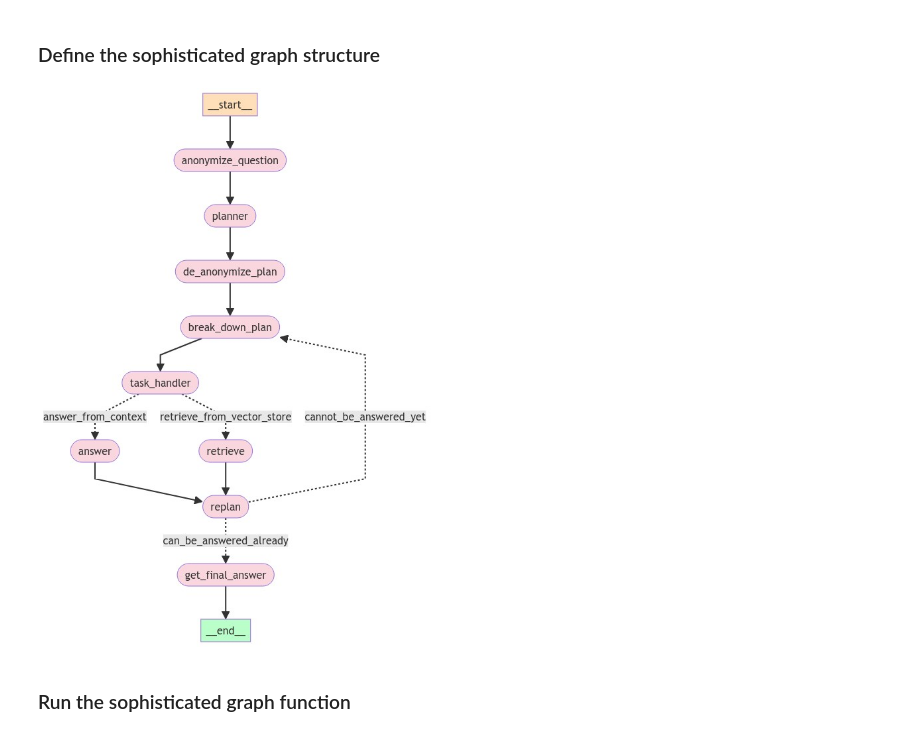
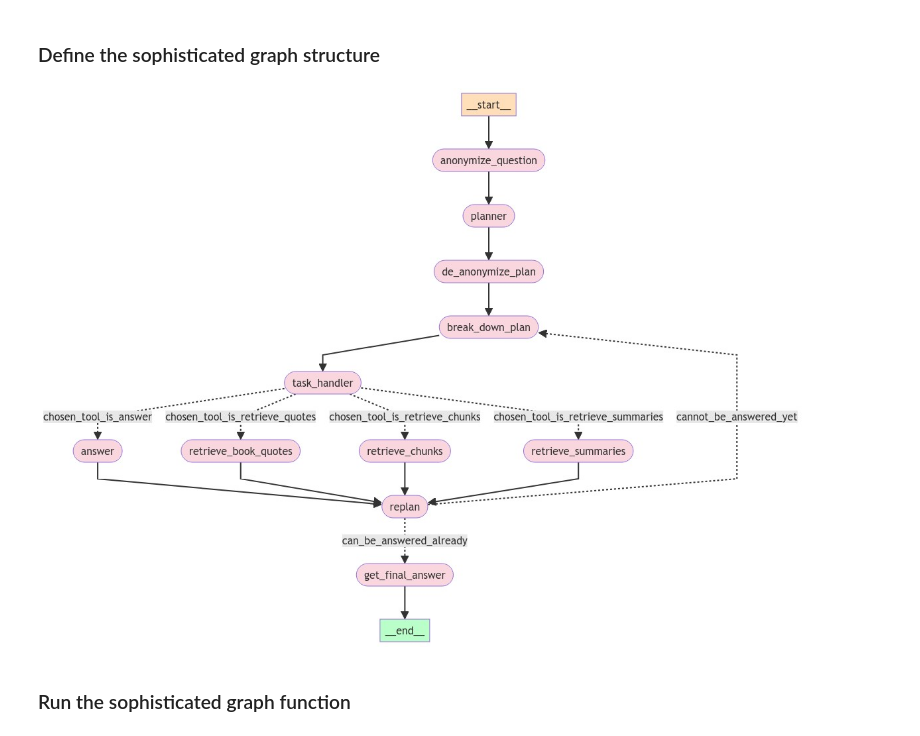
Before and after one commit to NirDiamant/Controllable-RAG-Agent, a Jupyter notebook: sophisticated_rag_agent_harry_potter.ipynb, the cells around one changed output. Cells and saved outputs as stored; diff of their text form; code cells hidden in the pictures.

```diff
--- a/sophisticated_rag_agent_harry_potter.ipynb
+++ b/sophisticated_rag_agent_harry_potter.ipynb
@@ -725,12 +865,26 @@ display(
+# %%
+init_state = {"question": "worse than getting killed"}  # The question to answer
 # %%
-init_state = {"question": "who is harry?"}  # The question to answer
-context_state = retrieve_context_per_question(init_state)   # Retrieve context for the question
-relevant_content_state = keep_only_relevant_content(context_state)  # Keep only the relevant content
-for output in qualitative_retrieval_workflow_app.stream(init_state):
+## test the book chunks retrieval
+for output in qualitative_chunks_retrieval_workflow_app.stream(init_state):
     for _, value in output.items():
         pass
     pprint("--------------------")
 print(f'relevant context: {value["relevant_context"]}')
+# %%
+## test the chapter summaries retrieval
+for output in qualitative_summaries_retrieval_workflow_app.stream(init_state):
+    for _, value in output.items():
+        pass
+    pprint("--------------------")
+print(f'relevant context: {value["relevant_context"]}')
+# %%
+## test the book quotes retrieval
+for output in qualitative_book_quotes_retrieval_workflow_app.stream(init_state):
+    for _, value in output.items():
+        pass
+    pprint("--------------------")
+print(f'relevant context: {value["relevant_context"]}')
 # %% [markdown]
 ### Add a shorter version of the answer verification, checking only if grounded on context
 # %%
@@ -1326,8 +1548,15 @@ agent_workflow.add_node("break_down_plan", break_down_plan_step)
 # Add the deanonymize node
 agent_workflow.add_node("de_anonymize_plan", deanonymize_queries)
 
-# Add the qualitative retrieval node
-agent_workflow.add_node("retrieve", run_qualitative_retrieval_workflow)
+# Add the qualitative chunks retrieval node
+agent_workflow.add_node("retrieve_chunks", run_qualitative_chunks_retrieval_workflow)
+
+# Add the qualitative summaries retrieval node
+agent_workflow.add_node("retrieve_summaries", run_qualitative_summaries_retrieval_workflow)
+
+# Add the qualitative book quotes retrieval node
+agent_workflow.add_node("retrieve_book_quotes", run_qualitative_book_quotes_retrieval_workflow)
+
 
 # Add the qualitative answer node
 agent_workflow.add_node("answer", run_qualtative_answer_workflow)
@@ -1340,8 +1569,6 @@ agent_workflow.add_node("replan", replan_step)
 
 # Add answer from context node
 agent_workflow.add_node("get_final_answer", run_qualtative_answer_workflow_for_final_answer)
-
-
 
 # Set the entry point
 agent_workflow.set_entry_point("anonymize_question")
@@ -1350,36 +1577,41 @@ agent_workflow.set_entry_point("anonymize_question")
 agent_workflow.add_edge("anonymize_question", "planner")
 
 # From plan we go to deanonymize
 agent_workflow.add_edge("planner", "de_anonymize_plan")
 
 # From deanonymize we go to break down plan
 
 agent_workflow.add_edge("de_anonymize_plan", "break_down_plan")
 
 # From break_down_plan we go to task handler
 agent_workflow.add_edge("break_down_plan", "task_handler")
 
 # From task handler we go to either retrieve or answer
-agent_workflow.add_conditional_edges("task_handler", retrieve_or_answer, {"retrieve_from_vector_store": "retrieve", "answer_from_context": "answer"})
+agent_workflow.add_conditional_edges("task_handler", retrieve_or_answer, {"chosen_tool_is_retrieve_chunks": "retrieve_chunks", "chosen_tool_is_retrieve_summaries":
+                                                                           "retrieve_summaries", "chosen_tool_is_retrieve_quotes": "retrieve_book_quotes", "chosen_tool_is_answer": "answer"})
 
 # After retrieving we go to replan
-agent_workflow.add_edge("retrieve", "replan")
+agent_workflow.add_edge("retrieve_chunks", "replan")
+
+agent_workflow.add_edge("retrieve_summaries", "replan")
+
+agent_workflow.add_edge("retrieve_book_quotes", "replan")
 
 # After answering we go to replan
 agent_workflow.add_edge("answer", "replan")
 
 # After replanning we check if the question can be answered, if yes we go to get_final_answer, if not we go to task_handler
 agent_workflow.add_conditional_edges("replan",can_be_answered, {"can_be_answered_already": "get_final_answer", "cannot_be_answered_yet": "break_down_plan"})
 
 # After getting the final answer we end
 agent_workflow.add_edge("get_final_answer", END)
 
 
 plan_and_execute_app = agent_workflow.compile()
 
 display(Image(plan_and_execute_app.get_graph(xray=True).draw_mermaid_png()))
 # %% [output]
-[figure, old version]
+[figure, new version]
 # %% [markdown]
 ### Run the sophisticated graph function
 # %%
```
Also changed, not shown: parts of 25 cells of this notebook, 6 other files.
